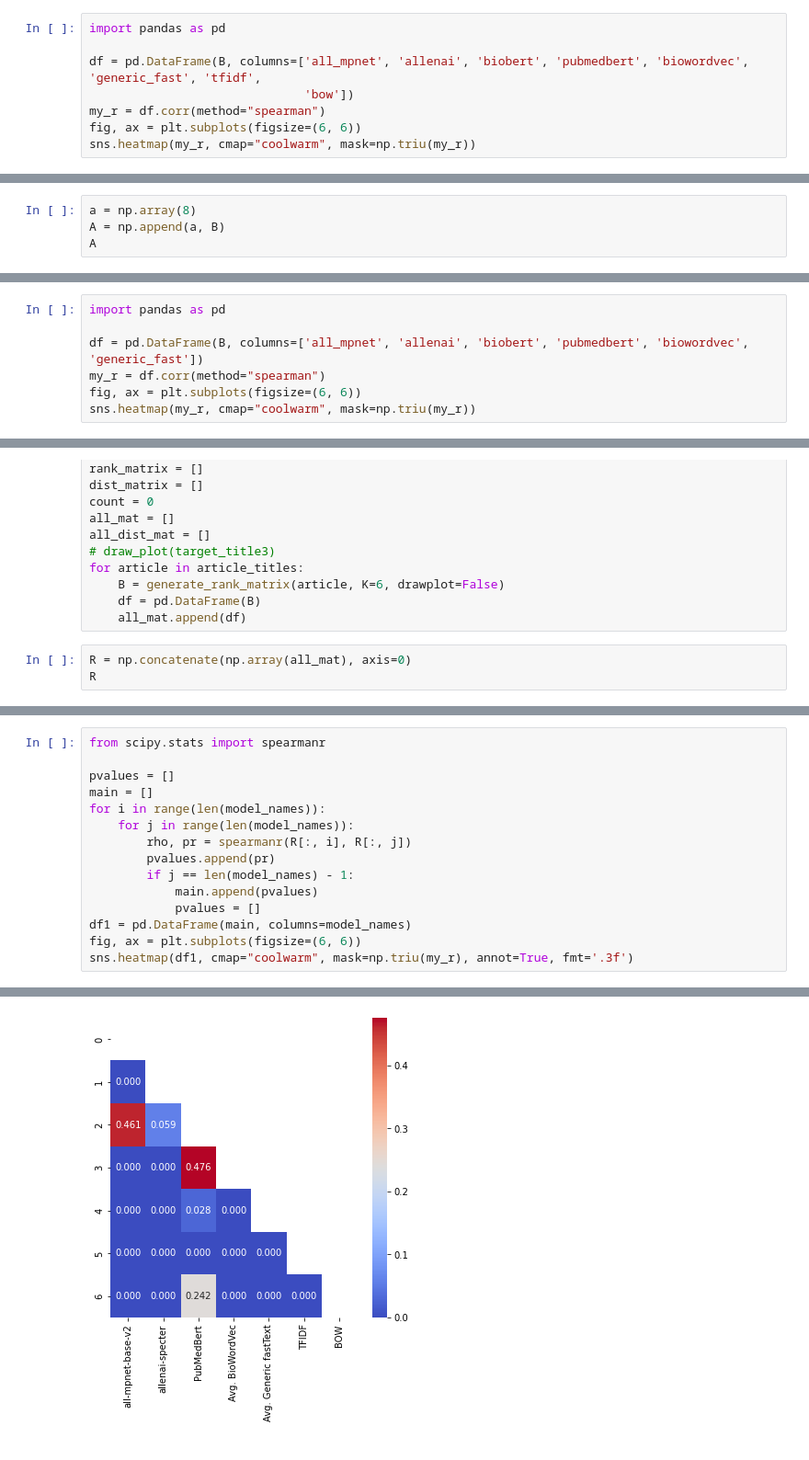
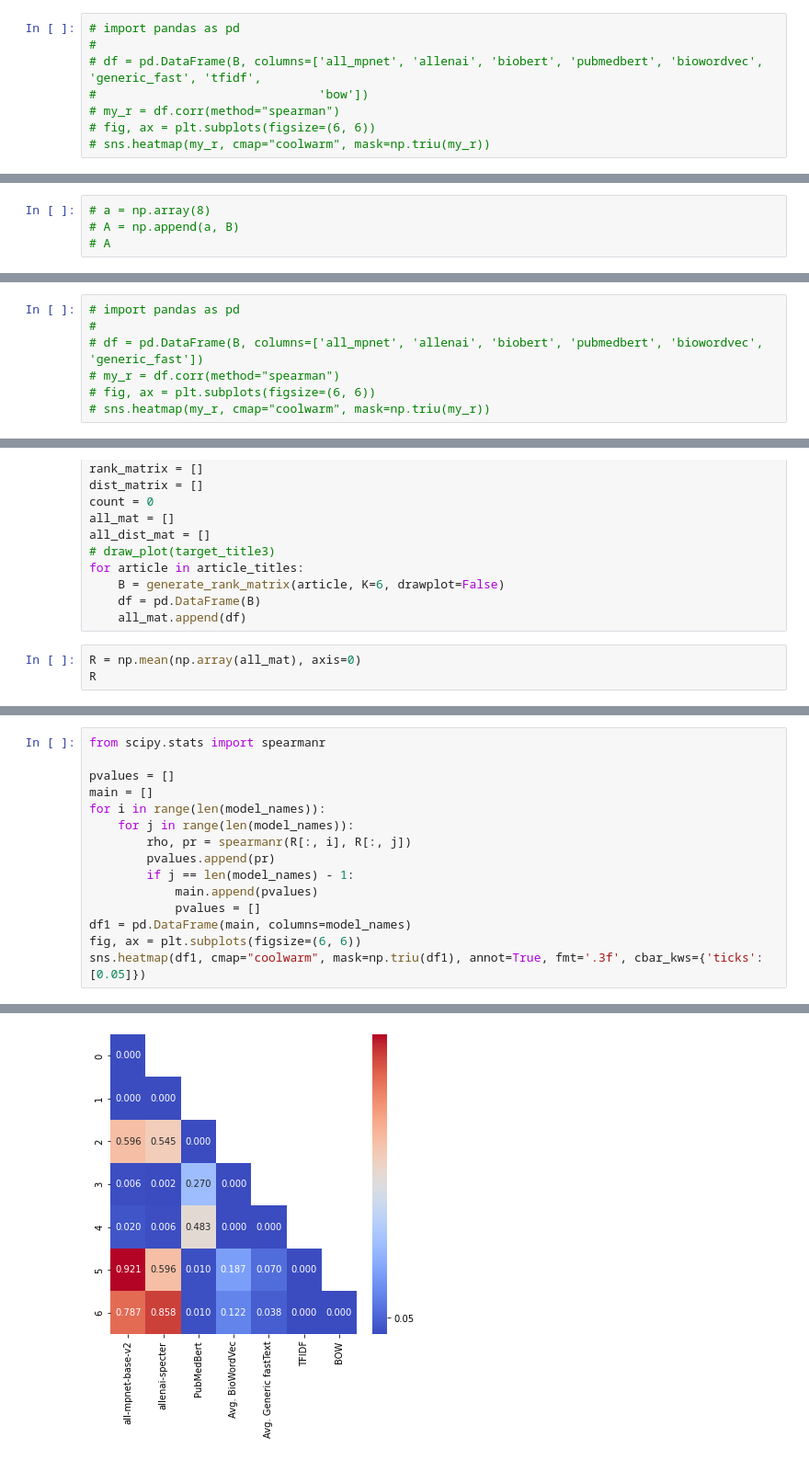
Before and after one commit to pruthvi-hegde/biomedvis, a Jupyter notebook: notebooks/k_neighbours.ipynb, the cells around one changed output, grey strips where cells are left out. Shown at 92% size. Saved outputs shown, nothing was run; the diff lists cells and outputs as text.

```diff
--- a/notebooks/k_neighbours.ipynb
+++ b/notebooks/k_neighbours.ipynb
@@ -286,16 +321,16 @@ sns.heatmap(my_r, cmap="coolwarm", mask=np.triu(my_r))
 # %% [output]
 ValueError: Shape of passed values is (14, 6), indices imply (14, 4)
 # %%
-import pandas as pd
-
-df = pd.DataFrame(B, columns=['all_mpnet', 'allenai', 'biobert', 'pubmedbert', 'biowordvec', 'generic_fast', 'tfidf',
-                              'bow'])
-my_r = df.corr(method="spearman")
-fig, ax = plt.subplots(figsize=(6, 6))
-sns.heatmap(my_r, cmap="coolwarm", mask=np.triu(my_r))
+# import pandas as pd
+#
+# df = pd.DataFrame(B, columns=['all_mpnet', 'allenai', 'biobert', 'pubmedbert', 'biowordvec', 'generic_fast', 'tfidf',
+#                               'bow'])
+# my_r = df.corr(method="spearman")
+# fig, ax = plt.subplots(figsize=(6, 6))
+# sns.heatmap(my_r, cmap="coolwarm", mask=np.triu(my_r))
 # %% [output]
 ValueError: Shape of passed values is (14, 6), indices imply (14, 8)
 # %%
-a = np.array(8)
-A = np.append(a, B)
-A
+# a = np.array(8)
+# A = np.append(a, B)
+# A
@@ -310,7 +337,7 @@ array([  8, 106,  21, 114, 191,   8,   1, 198,   2, 139, 185,  14,  48,
 # %%
-import pandas as pd
-
-df = pd.DataFrame(B, columns=['all_mpnet', 'allenai', 'biobert', 'pubmedbert', 'biowordvec', 'generic_fast'])
-my_r = df.corr(method="spearman")
-fig, ax = plt.subplots(figsize=(6, 6))
-sns.heatmap(my_r, cmap="coolwarm", mask=np.triu(my_r))
+# import pandas as pd
+#
+# df = pd.DataFrame(B, columns=['all_mpnet', 'allenai', 'biobert', 'pubmedbert', 'biowordvec', 'generic_fast'])
+# my_r = df.corr(method="spearman")
+# fig, ax = plt.subplots(figsize=(6, 6))
+# sns.heatmap(my_r, cmap="coolwarm", mask=np.triu(my_r))
@@ -396,6 +420,6 @@ for article in article_titles:
     df = pd.DataFrame(B)
     all_mat.append(df)
 # %%
-R = np.concatenate(np.array(all_mat), axis=0)
+R = np.mean(np.array(all_mat), axis=0)
 R
 # %% [output]
@@ -409,21 +443,21 @@ array([[  0,  14,   9, ...,   4,  23,  19],
 # %%
 from scipy.stats import spearmanr
 
 pvalues = []
 main = []
 for i in range(len(model_names)):
     for j in range(len(model_names)):
         rho, pr = spearmanr(R[:, i], R[:, j])
         pvalues.append(pr)
         if j == len(model_names) - 1:
             main.append(pvalues)
             pvalues = []
 df1 = pd.DataFrame(main, columns=model_names)
 fig, ax = plt.subplots(figsize=(6, 6))
-sns.heatmap(df1, cmap="coolwarm", mask=np.triu(my_r), annot=True, fmt='.3f')
+sns.heatmap(df1, cmap="coolwarm", mask=np.triu(df1), annot=True, fmt='.3f', cbar_kws={'ticks': [0.05]})
 # %% [output]
 <AxesSubplot:>
-[figure, old version]
+[figure, new version]
 # %%
 import pandas as pd
 
```
Also changed, not shown: parts of 17 cells of this notebook, 3 other files.
